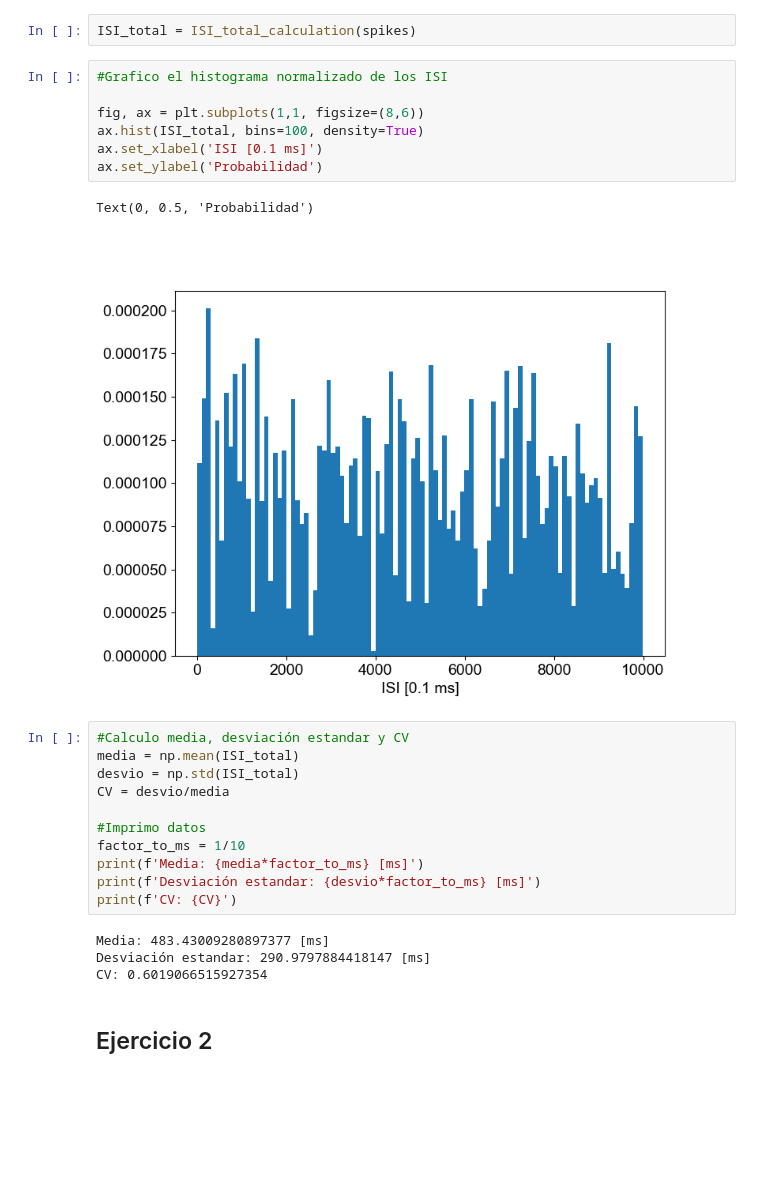
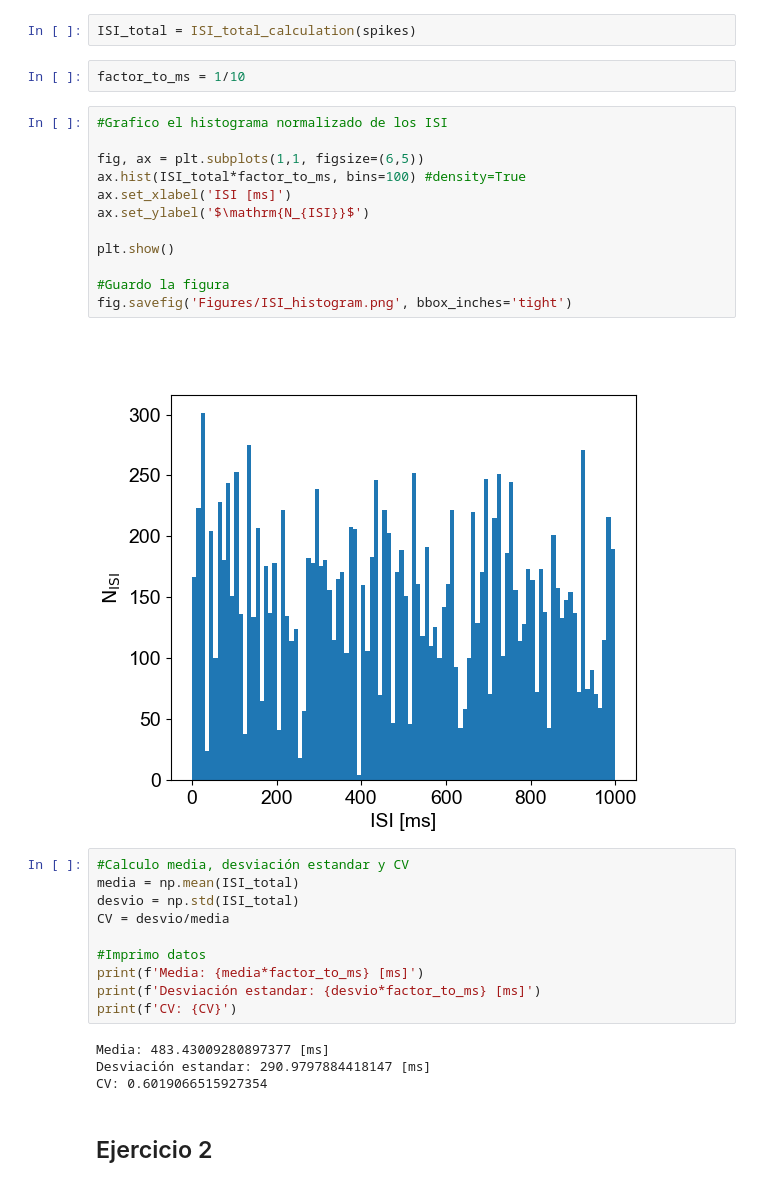
Before and after one commit to Lupama2/RedesNeuronales, a Jupyter notebook: Practicas/practica_3/practica_3.ipynb, the cells around one changed output. Drawn from its saved outputs; the diff is of its cells as text; blank space fills up the shorter version.

```diff
--- a/Practicas/practica_3/practica_3.ipynb
+++ b/Practicas/practica_3/practica_3.ipynb
@@ -51,16 +51,22 @@ def ISI_total_calculation(realizaciones):
     return ISI
 # %%
 ISI_total = ISI_total_calculation(spikes)
+# %%
+factor_to_ms = 1/10
 # %%
 #Grafico el histograma normalizado de los ISI
 
-fig, ax = plt.subplots(1,1, figsize=(8,6))
-ax.hist(ISI_total, bins=100, density=True)
-ax.set_xlabel('ISI [0.1 ms]')
-ax.set_ylabel('Probabilidad')
+fig, ax = plt.subplots(1,1, figsize=(6,5))
+ax.hist(ISI_total*factor_to_ms, bins=100) #density=True
+ax.set_xlabel('ISI [ms]')
+ax.set_ylabel('$\mathrm{N_{ISI}}$')
+
+plt.show()
+
+#Guardo la figura
+fig.savefig('Figures/ISI_histogram.png', bbox_inches='tight')
 # %% [output]
-Text(0, 0.5, 'Probabilidad')
-[figure, old version]
+[figure, new version]
 # %%
 #Calculo media, desviación estandar y CV
 media = np.mean(ISI_total)
@@ -68,7 +74,6 @@ desvio = np.std(ISI_total)
 CV = desvio/media
 
 #Imprimo datos
-factor_to_ms = 1/10
 print(f'Media: {media*factor_to_ms} [ms]')
 print(f'Desviación estandar: {desvio*factor_to_ms} [ms]')
 print(f'CV: {CV}')
```
Also changed, not shown: parts of 5 cells of this notebook, 2 other files.
